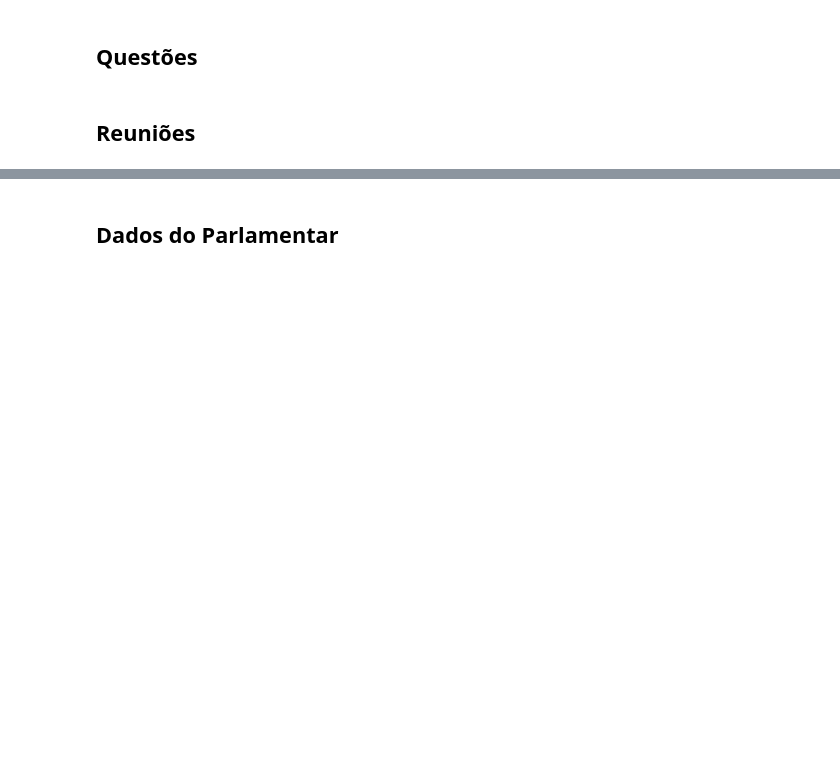
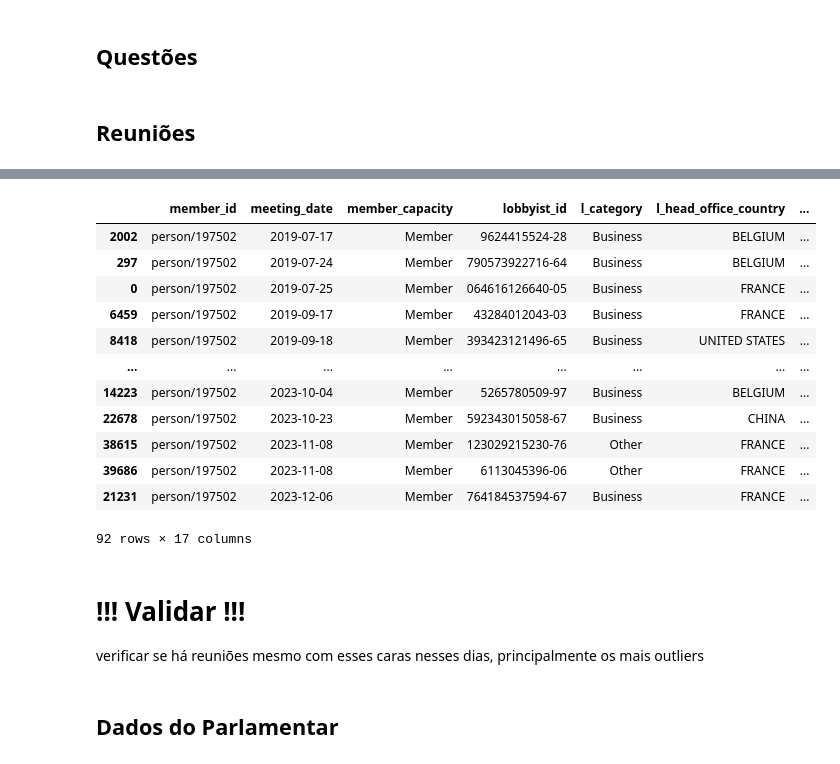
Before and after one commit to AcacioTelechi/thesis-lobbying-effects, a Jupyter notebook: 2.7_panel_data_w_topics.ipynb, the cells around one changed output, grey strips where cells are left out. Drawn from its saved outputs; the diff is of its cells as text; code cells hidden in the pictures; blank space fills up the shorter version.

```diff
--- a/2.7_panel_data_w_topics.ipynb
+++ b/2.7_panel_data_w_topics.ipynb
@@ -255,2 +247,21 @@ df_meetings_filtered.groupby("Annual costs for registers activity or total budge
+# %%
+df_meetings[df_meetings["member_id"] == "person/197502"].sort_values("meeting_date")
+# %% [output]
+|  | member_id | meeting_date | member_capacity | lobbyist_id | l_category | l_head_office_country | ... |
+| 2002 | person/197502 | 2019-07-17 | Member | 9624415524-28 | Business | BELGIUM | ... |
+| 297 | person/197502 | 2019-07-24 | Member | 790573922716-64 | Business | BELGIUM | ... |
+| 0 | person/197502 | 2019-07-25 | Member | 064616126640-05 | Business | FRANCE | ... |
+| 6459 | person/197502 | 2019-09-17 | Member | 43284012043-03 | Business | FRANCE | ... |
+| 8418 | person/197502 | 2019-09-18 | Member | 393423121496-65 | Business | UNITED STATES | ... |
+| ... | ... | ... | ... | ... | ... | ... | ... |
+| 14223 | person/197502 | 2023-10-04 | Member | 5265780509-97 | Business | BELGIUM | ... |
+| 22678 | person/197502 | 2023-10-23 | Member | 592343015058-67 | Business | CHINA | ... |
+| 38615 | person/197502 | 2023-11-08 | Member | 123029215230-76 | Other | FRANCE | ... |
+| 39686 | person/197502 | 2023-11-08 | Member | 6113045396-06 | Other | FRANCE | ... |
+| 21231 | person/197502 | 2023-12-06 | Member | 764184537594-67 | Business | FRANCE | ... |
+92 rows × 17 columns
+# %% [markdown]
+# !!! Validar !!!
+verificar se há reuniões mesmo com esses caras nesses dias, principalmente os mais outliers
 # %% [markdown]
 ## Dados do Parlamentar
```
Also changed, not shown: parts of 30 cells of this notebook.
